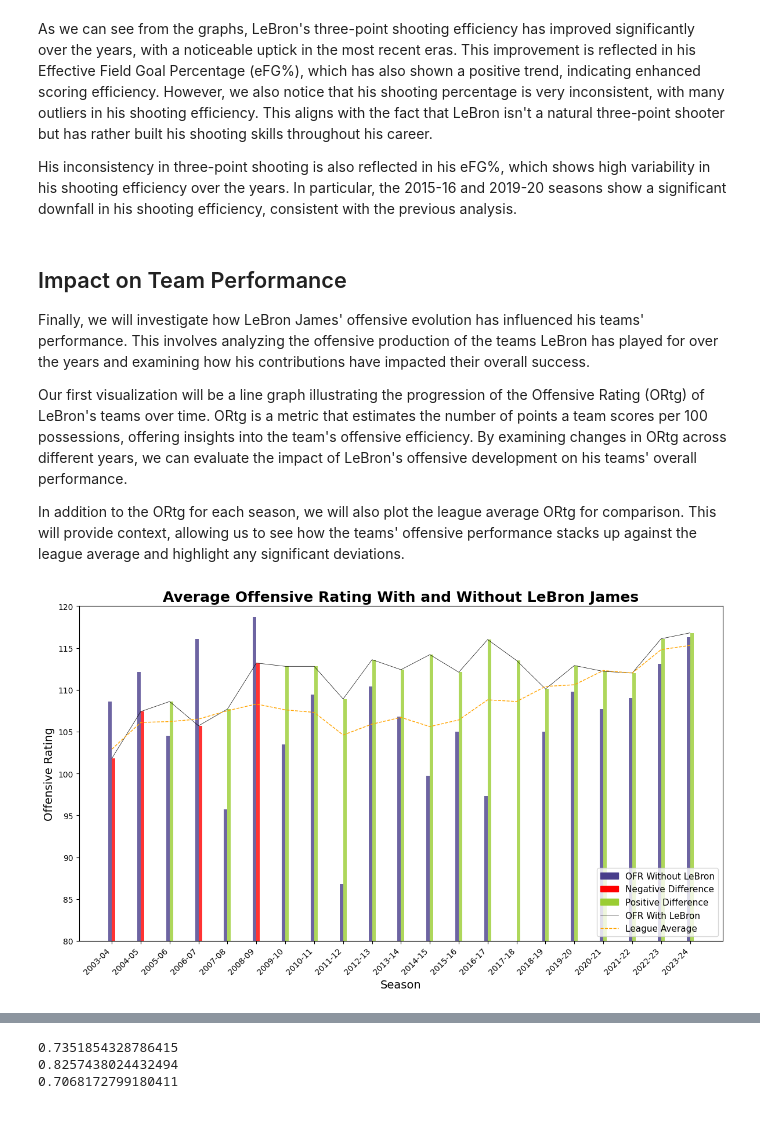
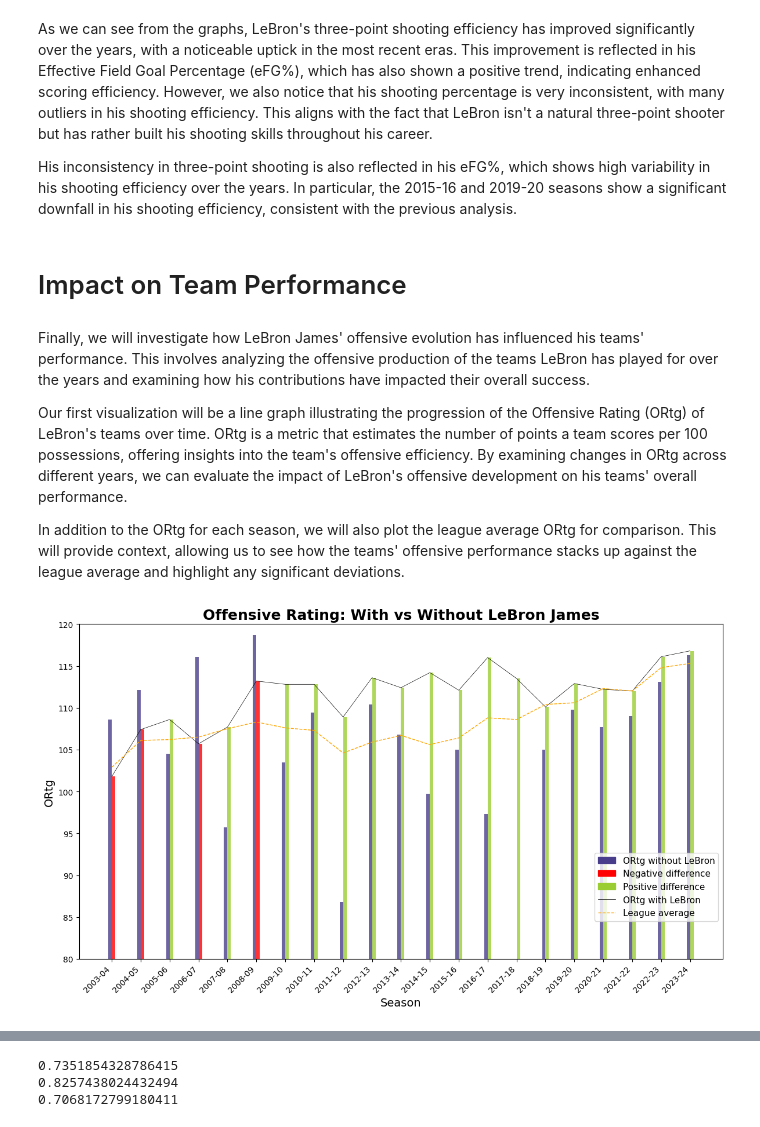
Before and after one commit to francescobortuzzo/DataScienceProject, a Jupyter notebook: creazione_plot/plot.ipynb, the cells around one changed output, grey strips where cells are left out. Drawn from its saved outputs; the diff is of its cells as text; code cells hidden in the pictures.

```diff
--- a/creazione_plot/plot.ipynb
+++ b/creazione_plot/plot.ipynb
@@ -911,8 +967,9 @@ plt.show()
 As we can see from the graphs, LeBron's three-point shooting efficiency has improved significantly over the years, with a noticeable uptick in the most recent eras. This improvement is reflected in his Effective Field Goal Percentage (eFG%), which has also shown a positive trend, indicating enhanced scoring efficiency. However, we also notice that his shooting percentage is very inconsistent, with many outliers in his shooting efficiency. This aligns with the fact that LeBron isn't a natural three-point shooter but has rather built his shooting skills throughout his career.
 
 His inconsistency in three-point shooting is also reflected in his eFG%, which shows high variability in his shooting efficiency over the years. In particular, the 2015-16 and 2019-20 seasons show a significant downfall in his shooting efficiency, consistent with the previous analysis.
+# %% [markdown]
+# Impact on Team Performance
 # %% [markdown]
-## Impact on Team Performance
 Finally, we will investigate how LeBron James' offensive evolution has influenced his teams' performance. This involves analyzing the offensive production of the teams LeBron has played for over the years and examining how his contributions have impacted their overall success.
 
 Our first visualization will be a line graph illustrating the progression of the Offensive Rating (ORtg) of LeBron's teams over time. ORtg is a metric that estimates the number of points a team scores per 100 possessions, offering insights into the team's offensive efficiency. By examining changes in ORtg across different years, we can evaluate the impact of LeBron's offensive development on his teams' overall performance.
@@ -946,45 +1003,47 @@ def ofr_barPlot(data, seasons):
     # Set the positions of the bars
     x = np.arange(len(seasons))
 
     # Set the width of the bars
     width = 0.12
 
     # Plot bars for OFR without LeBron
-    ax.bar(x - width/2, off_rating_without[:len(x)], color='darkslateblue', alpha=0.8, width=width, label='OFR Without LeBron')
+    ax.bar(x - width/2, off_rating_without[:len(x)], color='darkslateblue', alpha=0.8, width=width)
 
     # Plot bars for OFR with LeBron
-    ax.bar(x + width/2, off_rating_with[:len(x)], color=[color_bar(val) for val in off_rating_with[:len(x)] - off_rating_without[:len(x)]], alpha=0.8, width=width, label='OFR With LeBron')
+    ax.bar(x + width/2, off_rating_with[:len(x)], color=[color_bar(val) for val in off_rating_with[:len(x)] - off_rating_without[:len(x)]], alpha=0.8, width=width)
 
     ax.plot(seasons, off_rating_with[:len(seasons)], color='black', linestyle='-', linewidth=0.5)
 
     ax.plot(seasons, data['LEAGUE_OFR'], color='orange', linestyle='--', linewidth=1)
 
     # Set the x-axis labels
     ax.set_xticks(x)
     ax.set_xticklabels(seasons, fontsize=10, rotation=45, ha='right')
 
     ax.set_ylim(80, 120)
 
     # Add labels and title
     ax.set_xlabel('Season', fontsize=14)
-    ax.set_ylabel('Offensive Rating', fontsize=14)
-    ax.set_title('Average Offensive Rating With and Without LeBron James', fontsize=18, fontweight='bold')
+    ax.set_ylabel('ORtg', fontsize=14)
+    ax.set_title('Offensive Rating: With vs Without LeBron James', fontsize=18, fontweight='bold')
 
     # Add a legend
     legend_handles = [
-        patches.Patch(color='darkslateblue', label='OFR Without LeBron'),
-        patches.Patch(color='red', label='Negative Difference'),
-        patches.Patch(color='yellowgreen', label='Positive Difference'),
-        Line2D([0], [0], color='black', linestyle='-', linewidth=0.5, label='OFR With LeBron'),
-        Line2D([0], [0], color='orange', linestyle='--', linewidth=1, label='League Average')
+        patches.Patch(color='darkslateblue', label='ORtg without LeBron'),
+        patches.Patch(color='red', label='Negative difference'),
+        patches.Patch(color='yellowgreen', label='Positive difference'),
+        Line2D([0], [0], color='black', linestyle='-', linewidth=0.5, label='ORtg with LeBron'),
+        Line2D([0], [0], color='orange', linestyle='--', linewidth=1, label='League average')
     ]
 
-    ax.legend(handles=legend_handles, loc='lower right', fontsize=11)
-    plt.tight_layout()
-    plt.show()
+    ax.legend(handles=legend_handles, loc='lower right', fontsize=11, bbox_to_anchor=(1, 0.1))
 
 ofr_barPlot(df_advanced, seasons)
+
+plt.tight_layout()
+
+plt.show()
 # %% [output]
-[figure, old version]
+[figure, new version]
 # %% [markdown]
 The plot shows a clear trend of improvement in the Offensive Rating (ORtg) of LeBron's teams over the years, indicating enhanced offensive efficiency and productivity. Notably, the teams' ORtg consistently surpasses the league average, underscoring LeBron's significant impact on his teams' offensive performance.
```
Also changed, not shown: parts of 24 cells of this notebook, 7 other files.
